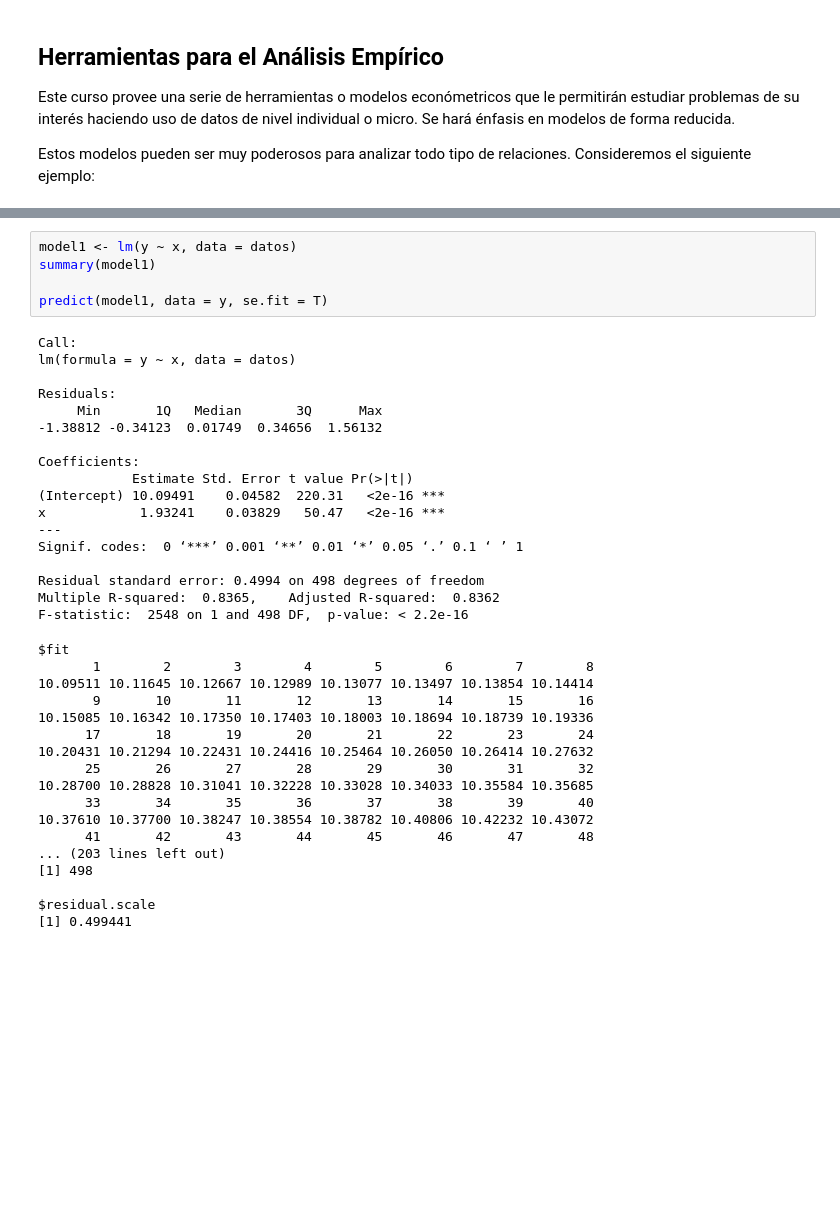
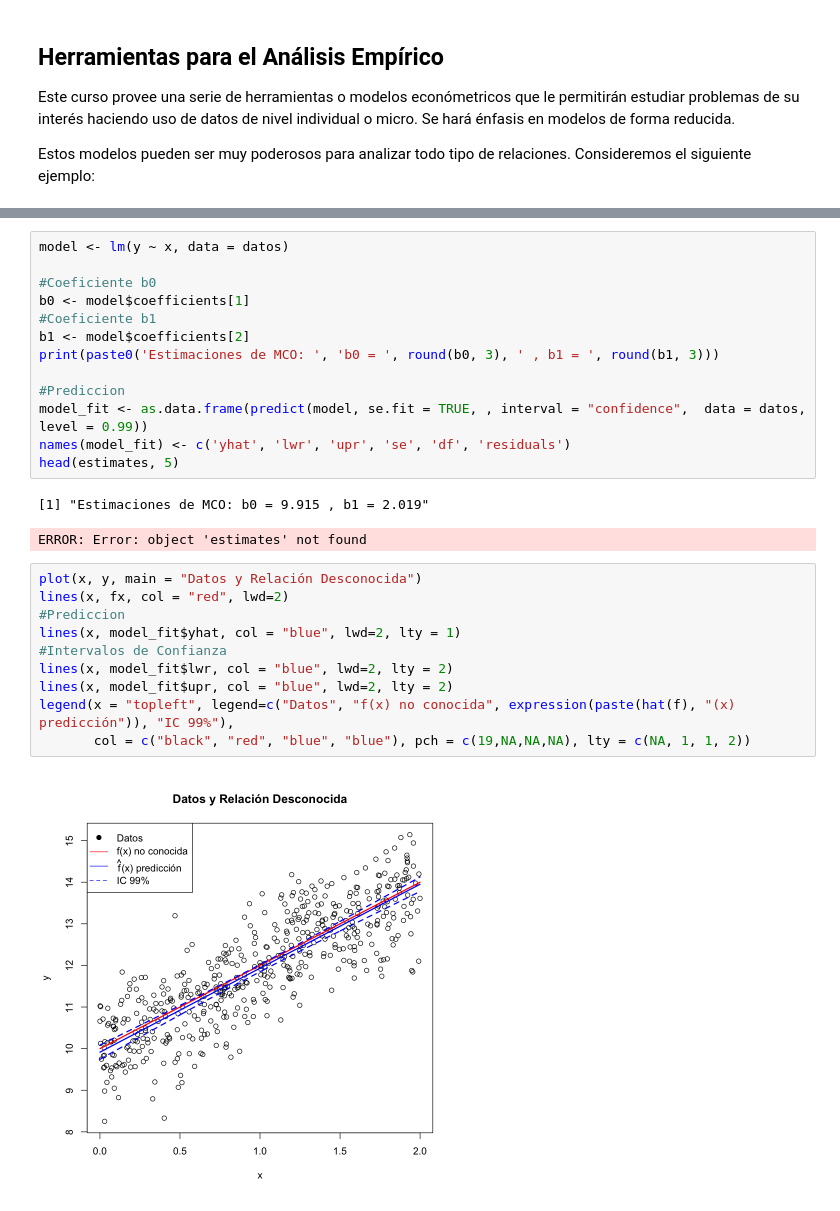
Before and after one commit to smontanoc/microeconometria, a Jupyter notebook: _sources/0_Motivacion.ipynb, the cells around one changed output, grey strips where cells are left out. Cells and saved outputs as stored; diff of their text form; blank space fills up the shorter version.

```diff
--- a/_sources/0_Motivacion.ipynb
+++ b/_sources/0_Motivacion.ipynb
@@ -62,40 +60,28 @@ legend(x = "topleft", legend=c("Datos", "f(x) no conocida"), col = c("black", "r
 # %%
-model1 <- lm(y ~ x, data = datos)
-summary(model1)
+model <- lm(y ~ x, data = datos)
 
-predict(model1, data = y, se.fit = T)
+#Coeficiente b0
+b0 <- model$coefficients[1]
+#Coeficiente b1
+b1 <- model$coefficients[2]
+print(paste0('Estimaciones de MCO: ', 'b0 = ', round(b0, 3), ' , b1 = ', round(b1, 3)))
+
+#Prediccion
+model_fit <- as.data.frame(predict(model, se.fit = TRUE, , interval = "confidence",  data = datos, level = 0.99))
+names(model_fit) <- c('yhat', 'lwr', 'upr', 'se', 'df', 'residuals')
+head(estimates, 5)
 # %% [output]
-Call:
-lm(formula = y ~ x, data = datos)
-
-Residuals:
-     Min       1Q   Median       3Q      Max
--1.38812 -0.34123  0.01749  0.34656  1.56132
-
-Coefficients:
-            Estimate Std. Error t value Pr(>|t|)
-(Intercept) 10.09491    0.04582  220.31   <2e-16 ***
-x            1.93241    0.03829   50.47   <2e-16 ***
----
-Signif. codes:  0 ‘***’ 0.001 ‘**’ 0.01 ‘*’ 0.05 ‘.’ 0.1 ‘ ’ 1
-
-Residual standard error: 0.4994 on 498 degrees of freedom
-Multiple R-squared:  0.8365,    Adjusted R-squared:  0.8362
-F-statistic:  2548 on 1 and 498 DF,  p-value: < 2.2e-16
+[1] "Estimaciones de MCO: b0 = 9.915 , b1 = 2.019"
-$fit
-       1        2        3        4        5        6        7        8
-10.09511 10.11645 10.12667 10.12989 10.13077 10.13497 10.13854 10.14414
-       9       10       11       12       13       14       15       16
-10.15085 10.16342 10.17350 10.17403 10.18003 10.18694 10.18739 10.19336
-      17       18       19       20       21       22       23       24
-10.20431 10.21294 10.22431 10.24416 10.25464 10.26050 10.26414 10.27632
-      25       26       27       28       29       30       31       32
-10.28700 10.28828 10.31041 10.32228 10.33028 10.34033 10.35584 10.35685
-      33       34       35       36       37       38       39       40
-10.37610 10.37700 10.38247 10.38554 10.38782 10.40806 10.42232 10.43072
-      41       42       43       44       45       46       47       48
-... (203 lines left out)
-[1] 498
-
-$residual.scale
-[1] 0.499441
+ERROR: Error: object 'estimates' not found
+# %%
+plot(x, y, main = "Datos y Relación Desconocida")
+lines(x, fx, col = "red", lwd=2)
+#Prediccion
+lines(x, model_fit$yhat, col = "blue", lwd=2, lty = 1)
+#Intervalos de Confianza
+lines(x, model_fit$lwr, col = "blue", lwd=2, lty = 2)
+lines(x, model_fit$upr, col = "blue", lwd=2, lty = 2)
+legend(x = "topleft", legend=c("Datos", "f(x) no conocida", expression(paste(hat(f), "(x) predicción")), "IC 99%"),
+       col = c("black", "red", "blue", "blue"), pch = c(19,NA,NA,NA), lty = c(NA, 1, 1, 2))
+# %% [output]
+[figure, added]
```
Also changed, not shown: parts of 14 cells of this notebook, 18 other files.
